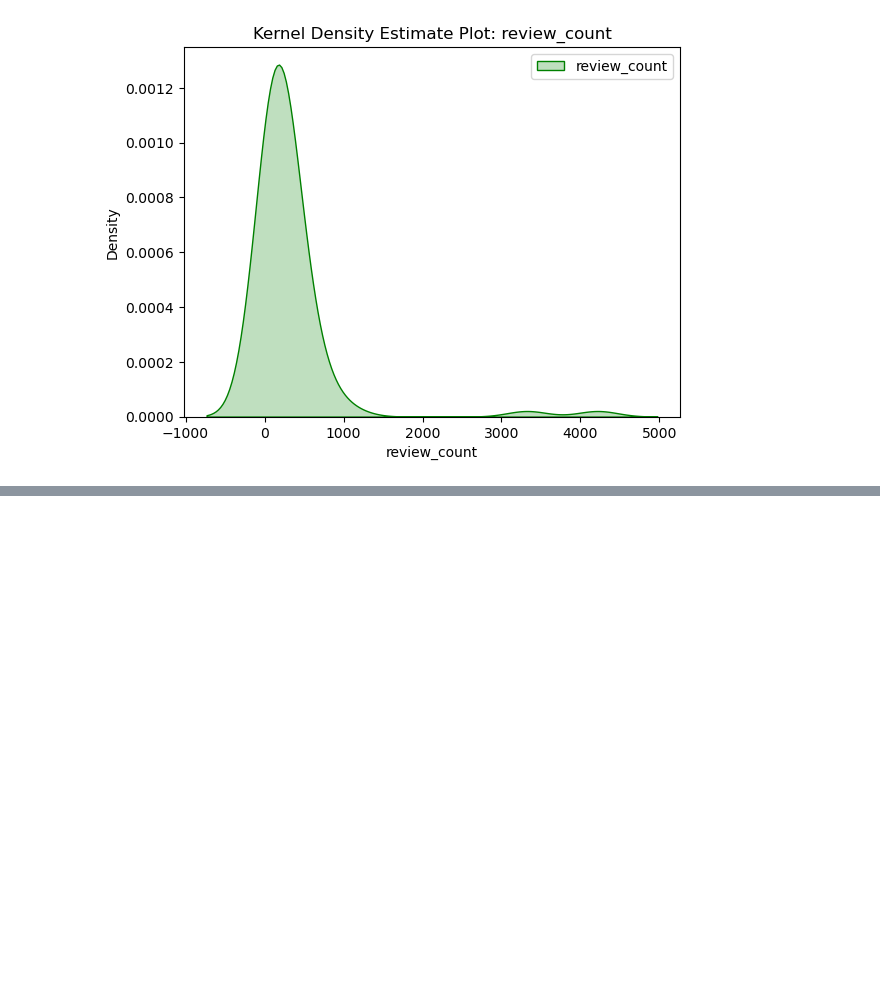
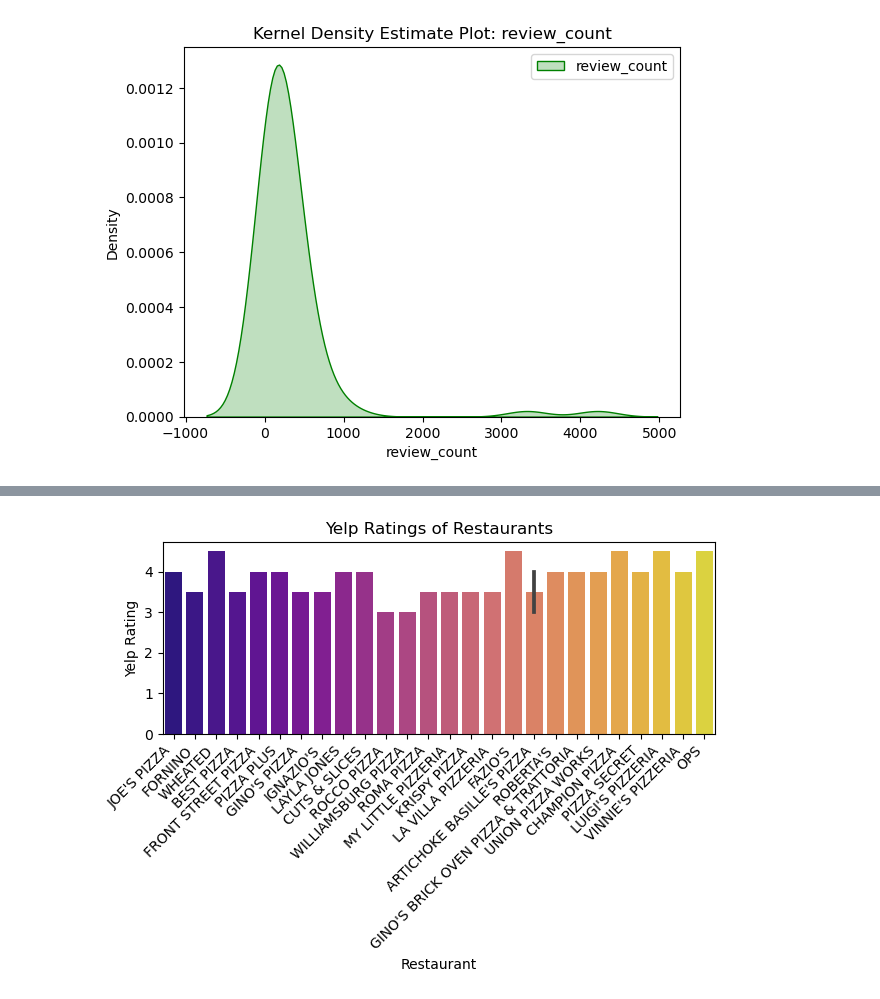
Before and after one commit to Codeguy225/Restaurant-Inspections-Project, a Jupyter notebook: Hypothesis Testing.ipynb, the cells around one changed output, grey strips where cells are left out. Drawn from its saved outputs; the diff is of its cells as text; code cells hidden in the pictures; blank space fills up the shorter version.

```diff
--- a/Hypothesis Testing.ipynb
+++ b/Hypothesis Testing.ipynb
@@ -362,0 +379,15 @@ plt.show()
+# %%
+# Bar plot for Yelp ratings
+plt.subplot(1, 1, 1)
+sns.barplot(x='name', y='rating', data=df_filtered, palette='plasma')
+plt.title('Yelp Ratings of Restaurants')
+plt.xlabel('Restaurant')
+plt.ylabel('Yelp Rating')
+plt.xticks(rotation=45, ha='right')
+# Adjust layout for better readability
+plt.tight_layout()
+
+# Show the plots
+plt.show()
+# %% [output]
+[figure, added]
```
Also changed, not shown: parts of 3 cells of this notebook, 1 other file.
